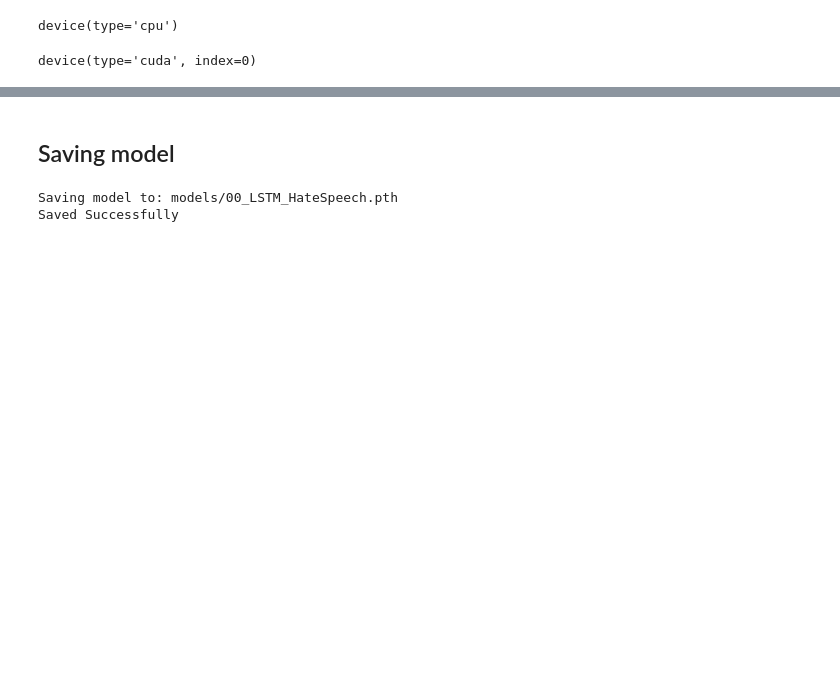
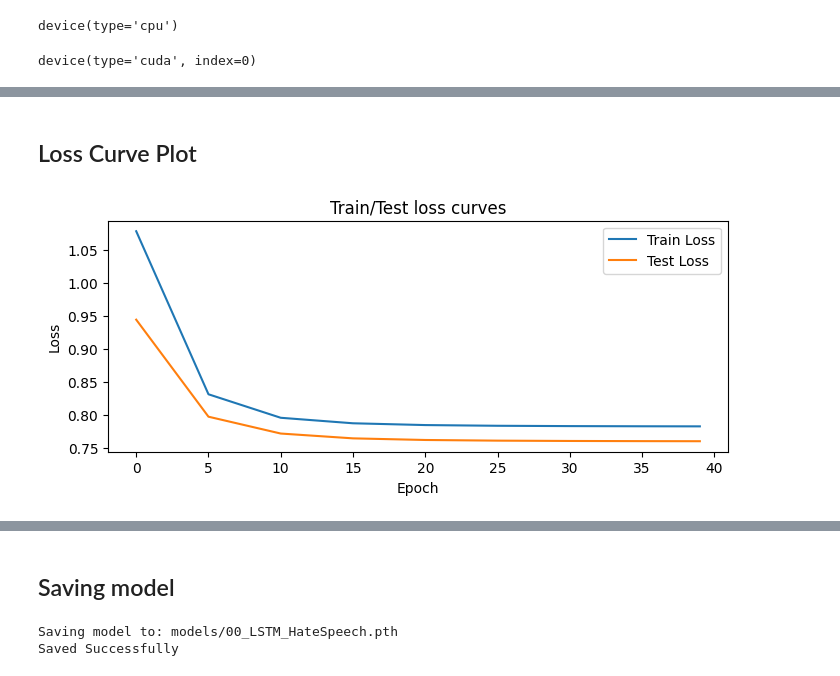
Before and after one commit to LuluW8071/Text-Sentiment-Analysis, a Jupyter notebook: Hate_Speech_Detection.ipynb, the cells around one changed output, grey strips where cells are left out. Saved outputs shown, nothing was run; the diff lists cells and outputs as text; code cells hidden in the pictures; blank space fills up the shorter version.

Commit message:
Loss Curve and Accuracy Curves

```diff
--- a/Hate_Speech_Detection.ipynb
+++ b/Hate_Speech_Detection.ipynb
@@ -171,9 +158,9 @@ X.dtype, y.dtype
 # %% [output]
 (dtype('int64'), dtype('int64'))
 # %%
-# Conversion from int64 to long
+#  X and y are your input features and labels
 X = torch.tensor(X, dtype=torch.long)
-y = torch.tensor(y)
+y = torch.tensor(y, dtype=torch.long)
 
 X, y
 # %% [output]
@@ -248,5 +237,5 @@ device(type='cuda', index=0)
 # %%
 # Loss function and optimizers
 loss_fn = nn.CrossEntropyLoss()
-optimizer = optim.Adam(model.parameters(), lr=0.01)
+optimizer = torch.optim.Adam(model.parameters(), lr=0.01)
 # %%
@@ -285,0 +301,15 @@ Epoch: 49 | Train Loss: 0.7819 | Test Loss: 0.7593
+# %% [markdown]
+## Loss Curve Plot
+# %%
+import numpy as np
+
+# Plot loss curves
+plt.figure(figsize=(8,3))
+plt.plot(epoch_count, np.array(torch.tensor(loss_values).numpy()), label="Train Loss")
+plt.plot(epoch_count, np.array(torch.tensor(test_loss_values).numpy()), label="Test Loss")
+plt.title("Train/Test loss curves")
+plt.ylabel("Loss")
+plt.xlabel("Epoch")
+plt.legend();
+# %% [output]
+[figure, added]
```
Also changed, not shown: parts of 16 cells of this notebook.
